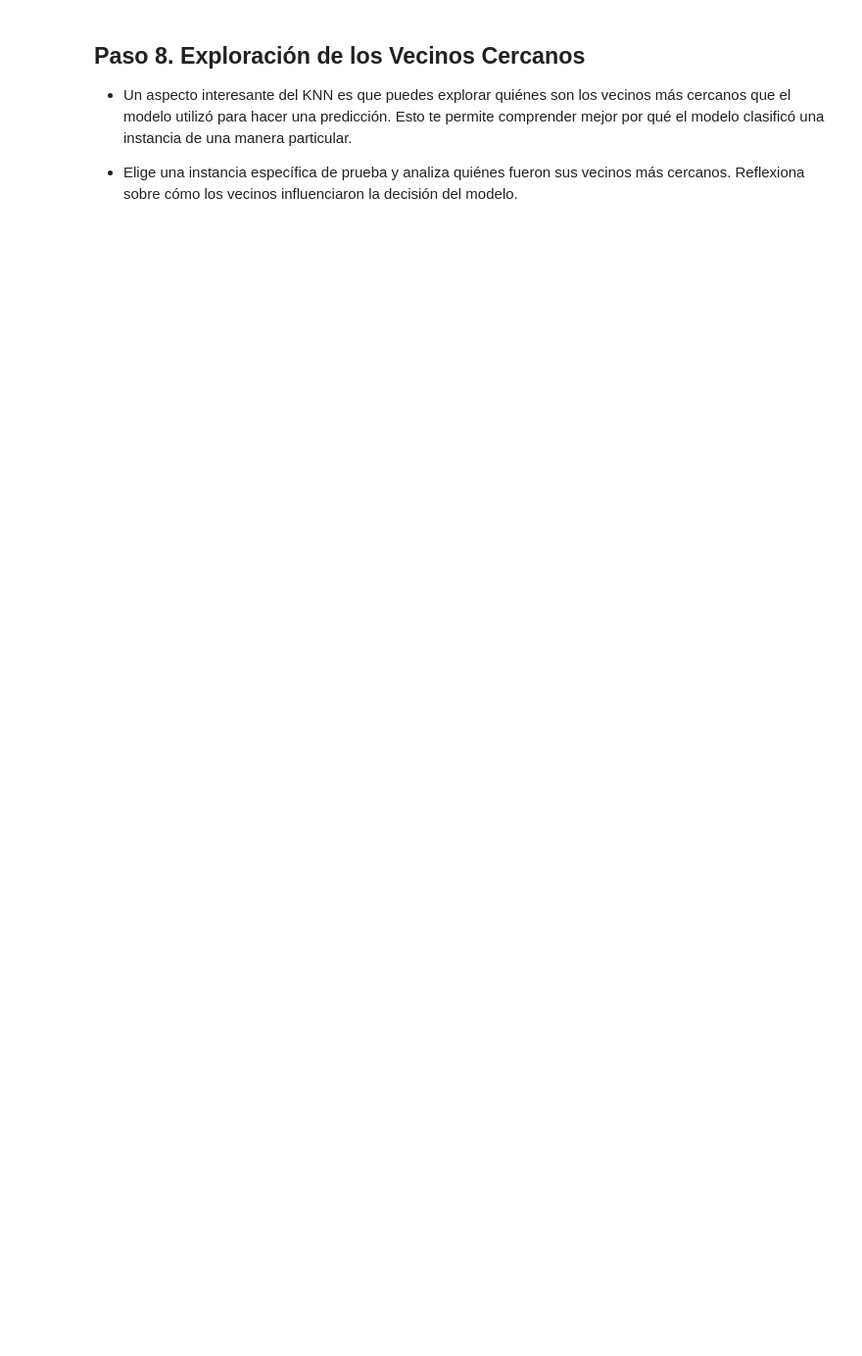
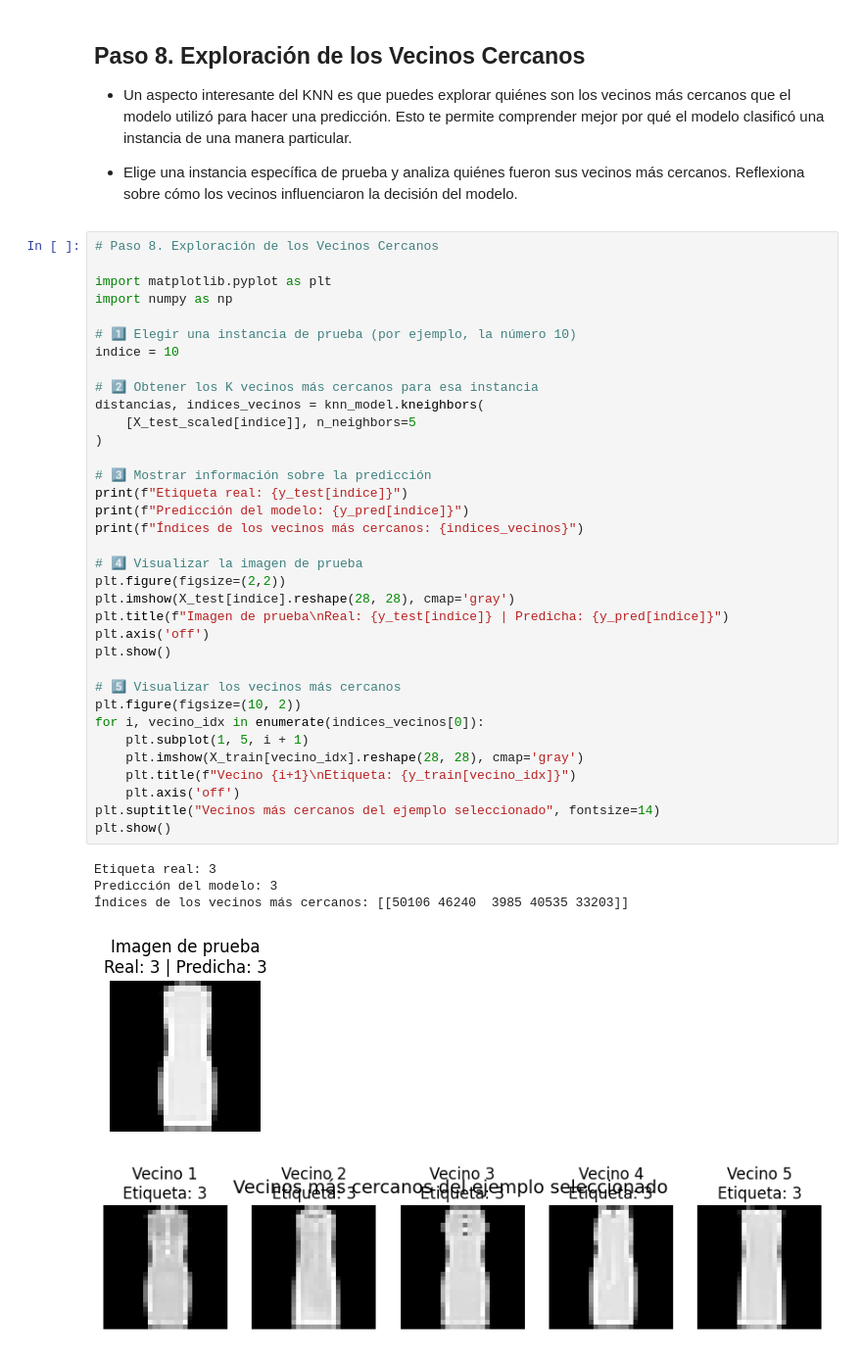
Before and after one commit to paolaolarte597-ship-it/Laboratoriopractica15, a Jupyter notebook: Laboratorio_15practica.ipynb, the cells around one changed output. Shown at 98% size. Saved outputs shown, nothing was run; the diff lists cells and outputs as text; blank space fills up the shorter version.

```diff
--- a/Laboratorio_15practica.ipynb
+++ b/Laboratorio_15practica.ipynb
@@ -65,3 +283,44 @@ from keras.datasets import fashion_mnist
 * Un aspecto interesante del KNN es que puedes explorar quiénes son los vecinos más cercanos que el modelo utilizó para hacer una predicción. Esto te permite comprender mejor por qué el modelo clasificó una instancia de una manera particular.
 
 * Elige una instancia específica de prueba y analiza quiénes fueron sus vecinos más cercanos. Reflexiona sobre cómo los vecinos influenciaron la decisión del modelo.
+# %%
+# Paso 8. Exploración de los Vecinos Cercanos
+
+import matplotlib.pyplot as plt
+import numpy as np
+
+# 1️⃣ Elegir una instancia de prueba (por ejemplo, la número 10)
+indice = 10
+
+# 2️⃣ Obtener los K vecinos más cercanos para esa instancia
+distancias, indices_vecinos = knn_model.kneighbors(
+    [X_test_scaled[indice]], n_neighbors=5
+)
+
+# 3️⃣ Mostrar información sobre la predicción
+print(f"Etiqueta real: {y_test[indice]}")
+print(f"Predicción del modelo: {y_pred[indice]}")
+print(f"Índices de los vecinos más cercanos: {indices_vecinos}")
+
+# 4️⃣ Visualizar la imagen de prueba
+plt.figure(figsize=(2,2))
+plt.imshow(X_test[indice].reshape(28, 28), cmap='gray')
+plt.title(f"Imagen de prueba\nReal: {y_test[indice]} | Predicha: {y_pred[indice]}")
+plt.axis('off')
+plt.show()
+
+# 5️⃣ Visualizar los vecinos más cercanos
+plt.figure(figsize=(10, 2))
+for i, vecino_idx in enumerate(indices_vecinos[0]):
+    plt.subplot(1, 5, i + 1)
+    plt.imshow(X_train[vecino_idx].reshape(28, 28), cmap='gray')
+    plt.title(f"Vecino {i+1}\nEtiqueta: {y_train[vecino_idx]}")
+    plt.axis('off')
+plt.suptitle("Vecinos más cercanos del ejemplo seleccionado", fontsize=14)
+plt.show()
+# %% [output]
+Etiqueta real: 3
+Predicción del modelo: 3
+Índices de los vecinos más cercanos: [[50106 46240  3985 40535 33203]]
+[figure, added]
+[figure, added]
```
Also changed, not shown: parts of 10 cells of this notebook.
